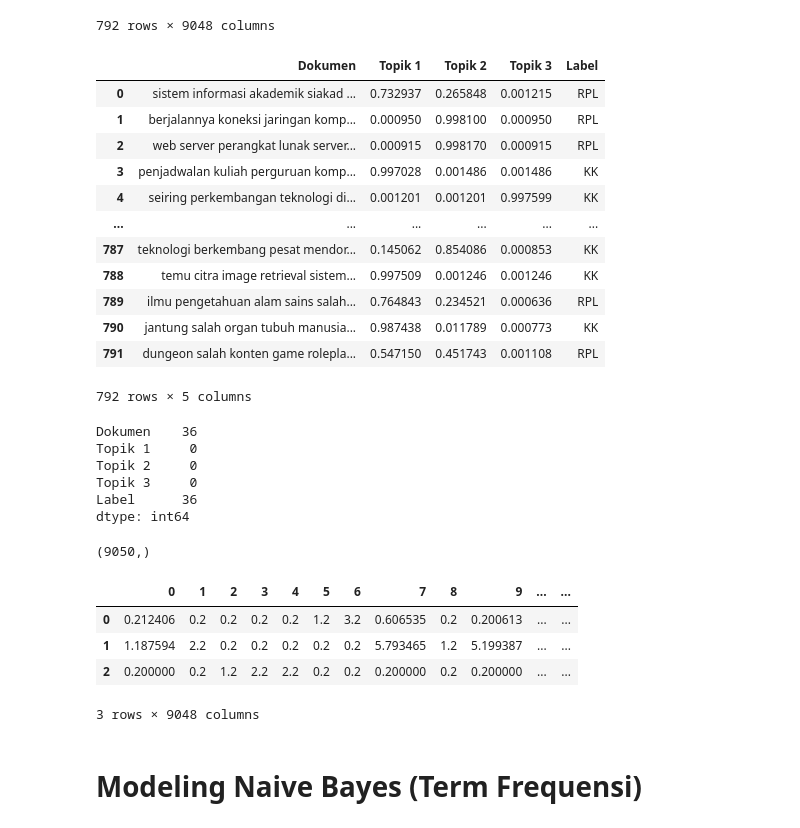
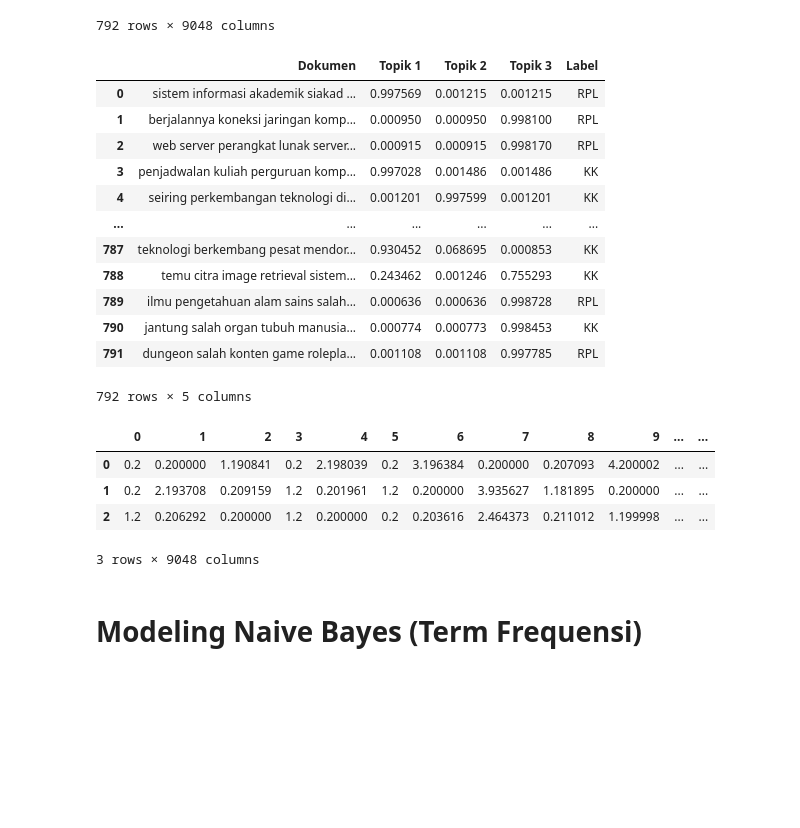
Before and after one commit to arosyihuddin/ppw, a Jupyter notebook: _sources/Reduksi Dimensi Feature.ipynb, the cells around one changed output. Saved outputs shown, nothing was run; the diff lists cells and outputs as text; code cells hidden in the pictures; blank space fills up the shorter version.

```diff
--- a/_sources/Reduksi Dimensi Feature.ipynb
+++ b/_sources/Reduksi Dimensi Feature.ipynb
@@ -5,6 +5,10 @@ from sklearn.decomposition import LatentDirichletAllocation
 import pandas as pd
 import warnings
 warnings.filterwarnings('ignore')
+# %%
+data = pd.read_csv('/content/drive/MyDrive/Kuliah /Semester 7/Pencarian Dan Penambangan Web/ppw/Dataset/crawling_pta_labeled.csv')
+# %%
+data = data.dropna()
 # %%
 df = pd.read_csv('/content/drive/MyDrive/Kuliah /Semester 7/Pencarian Dan Penambangan Web/ppw/Term Frequensi.csv')
 df
@@ -40,7 +44,7 @@ Length: 9050, dtype: int64
 # %%
 df = df.dropna()
 # %%
-X = df.drop(['Dokumen', 'Label'], axis=1)
+X = df.drop(['Dokumen'], axis=1)
 X
 # %% [output]
 |  | aalysis | aam | ab | abad | abadi | ability | abjad | absensi | absolut | absolute | ... | ... |
@@ -66,45 +70,34 @@ proporsi_topik_dokumen = lda.fit_transform(X)
 # %%
 dokumen = df['Dokumen']
 output_proporsi_TD = pd.DataFrame(proporsi_topik_dokumen, columns=['Topik 1', 'Topik 2', 'Topik 3'])
 output_proporsi_TD.insert(0,'Dokumen', dokumen)
-output_proporsi_TD.insert(len(output_proporsi_TD.columns),'Label', df['Label'])
+output_proporsi_TD.insert(len(output_proporsi_TD.columns),'Label', data['Label'])
 output_proporsi_TD
 # %% [output]
 |  | Dokumen | Topik 1 | Topik 2 | Topik 3 | Label |
-| 0 | sistem informasi akademik siakad ... | 0.732937 | 0.265848 | 0.001215 | RPL |
-| 1 | berjalannya koneksi jaringan komp... | 0.000950 | 0.998100 | 0.000950 | RPL |
-| 2 | web server perangkat lunak server... | 0.000915 | 0.998170 | 0.000915 | RPL |
+| 0 | sistem informasi akademik siakad ... | 0.997569 | 0.001215 | 0.001215 | RPL |
+| 1 | berjalannya koneksi jaringan komp... | 0.000950 | 0.000950 | 0.998100 | RPL |
+| 2 | web server perangkat lunak server... | 0.000915 | 0.000915 | 0.998170 | RPL |
 | 3 | penjadwalan kuliah perguruan komp... | 0.997028 | 0.001486 | 0.001486 | KK |
-| 4 | seiring perkembangan teknologi di... | 0.001201 | 0.001201 | 0.997599 | KK |
+| 4 | seiring perkembangan teknologi di... | 0.001201 | 0.997599 | 0.001201 | KK |
 | ... | ... | ... | ... | ... | ... |
-| 787 | teknologi berkembang pesat mendor... | 0.145062 | 0.854086 | 0.000853 | KK |
-| 788 | temu citra image retrieval sistem... | 0.997509 | 0.001246 | 0.001246 | KK |
-| 789 | ilmu pengetahuan alam sains salah... | 0.764843 | 0.234521 | 0.000636 | RPL |
-| 790 | jantung salah organ tubuh manusia... | 0.987438 | 0.011789 | 0.000773 | KK |
-| 791 | dungeon salah konten game rolepla... | 0.547150 | 0.451743 | 0.001108 | RPL |
+| 787 | teknologi berkembang pesat mendor... | 0.930452 | 0.068695 | 0.000853 | KK |
+| 788 | temu citra image retrieval sistem... | 0.243462 | 0.001246 | 0.755293 | KK |
+| 789 | ilmu pengetahuan alam sains salah... | 0.000636 | 0.000636 | 0.998728 | RPL |
+| 790 | jantung salah organ tubuh manusia... | 0.000774 | 0.000773 | 0.998453 | KK |
+| 791 | dungeon salah konten game rolepla... | 0.001108 | 0.001108 | 0.997785 | RPL |
 792 rows × 5 columns
 # %%
-output_proporsi_TD.isnull().sum()
+output_proporsi_TD = output_proporsi_TD.isnull().sum()
-# %% [output]
-Dokumen    36
-Topik 1     0
-Topik 2     0
-Topik 3     0
-Label      36
-dtype: int64
-# %%
-df.columns.shape
-# %% [output]
-(9050,)
 # %%
 # Output distribusi kata pada topik
 distribusi_kata_topik = pd.DataFrame(lda.components_)
 distribusi_kata_topik
 # %% [output]
 |  | 0 | 1 | 2 | 3 | 4 | 5 | 6 | 7 | 8 | 9 | ... | ... |
-| 0 | 0.212406 | 0.2 | 0.2 | 0.2 | 0.2 | 1.2 | 3.2 | 0.606535 | 0.2 | 0.200613 | ... | ... |
-| 1 | 1.187594 | 2.2 | 0.2 | 0.2 | 0.2 | 0.2 | 0.2 | 5.793465 | 1.2 | 5.199387 | ... | ... |
-| 2 | 0.200000 | 0.2 | 1.2 | 2.2 | 2.2 | 0.2 | 0.2 | 0.200000 | 0.2 | 0.200000 | ... | ... |
+| 0 | 0.2 | 0.200000 | 1.190841 | 0.2 | 2.198039 | 0.2 | 3.196384 | 0.200000 | 0.207093 | 4.200002 | ... | ... |
+| 1 | 0.2 | 2.193708 | 0.209159 | 1.2 | 0.201961 | 1.2 | 0.200000 | 3.935627 | 1.181895 | 0.200000 | ... | ... |
+| 2 | 1.2 | 0.206292 | 0.200000 | 1.2 | 0.200000 | 0.2 | 0.203616 | 2.464373 | 0.211012 | 1.199998 | ... | ... |
 3 rows × 9048 columns
 # %% [markdown]
 # Modeling Naive Bayes (Term Frequensi)
```
Also changed, not shown: parts of 4 cells of this notebook, 8 other files.
